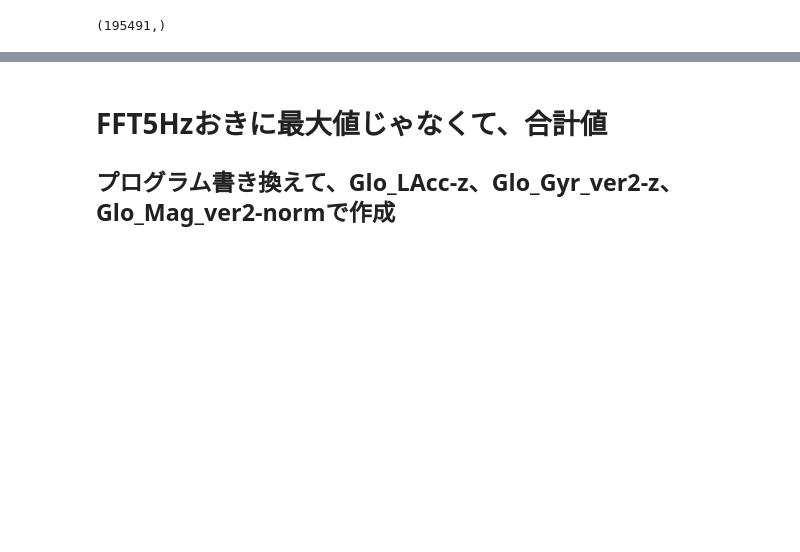
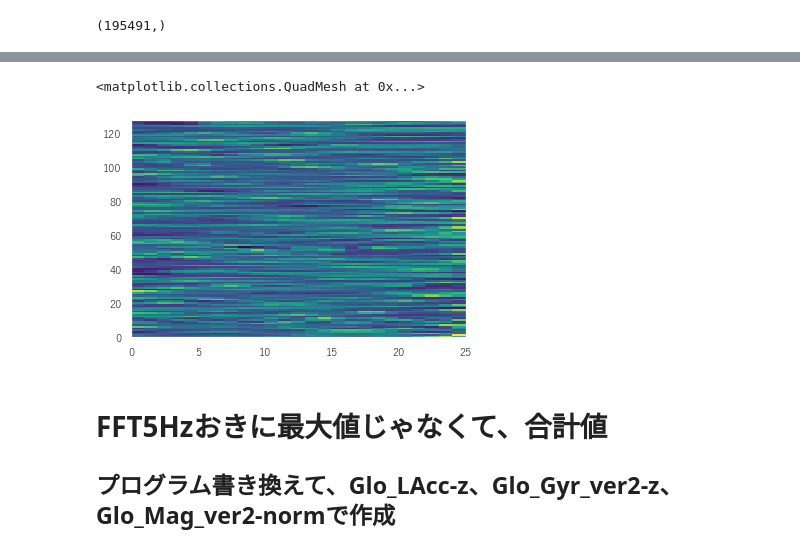
Before and after one commit to nekketsu2010/SHL2020, a Jupyter notebook: Notebook/大山研手法データ前処理.ipynb, the cells around one changed output, grey strips where cells are left out. Cells and saved outputs as stored; diff of their text form; code cells hidden in the pictures; blank space fills up the shorter version.

```diff
--- a/Notebook/大山研手法データ前処理.ipynb
+++ b/Notebook/大山研手法データ前処理.ipynb
@@ -1148,5 +1153,7 @@ plt.yticks(np.arange(0, 50, 5))
 # %%
 def spectram(x):
-    x = signal.spectrogram(x - x.mean(), fs=100, nfft=255, nperseg=255, noverlap=245)[2]
-    x = (x - x.mean(axis=0, keepdims=True)) / x.std(axis=0, keepdims=True)
+    nfft = 80
+    noverlap = nfft - 10
+    x = signal.spectrogram(x - x.mean(), fs=100, nfft=nfft, nperseg=nfft, noverlap=noverlap)[2]
+    x = (x - x.mean(axis=1, keepdims=True)) / x.std(axis=1, keepdims=True)
     return x
@@ -1173,6 +1189,6 @@ Wall time: 20min 26s
 # %%
 def load_numpy(hold_position):
     file_path = "../Data/センサ別npyファイル/validation/validation_" + hold_position + "/validation_" + hold_position + "_"
-    sensor = np.load(file_path + "Gyr.npy")
+    sensor = np.load(file_path + "Glo_Gyr_ver2.npy")
     sensor = np.sqrt(np.square(sensor[:, :, 0]) + np.square(sensor[:, :, 1]) + np.square(sensor[:, :, 2])).reshape([-1, 500])
     return sensor
@@ -1193,7 +1200,7 @@ np.save("validation_Hand_gyr_norm_spectram", Hand)
 # %%
 def load_numpy():
     file_path = "../Data/センサ別npyファイル/test/test_"
-    sensor = np.load(file_path + "Gyr.npy")
+    sensor = np.load(file_path + "Glo_Gyr_ver2.npy")
     sensor = np.sqrt(np.square(sensor[:, :, 0]) + np.square(sensor[:, :, 1]) + np.square(sensor[:, :, 2])).reshape([-1, 500])
     return sensor
 # %%
@@ -1205 +1212,7 @@ test.shape
+# %%
+plt.rcParams['image.cmap'] = 'viridis'
+plt.pcolormesh(test[7])
+# %% [output]
+<matplotlib.collections.QuadMesh at 0x...>
+[figure, added]
 # %%
```
Also changed, not shown: parts of 40 cells of this notebook, 33 other files.
